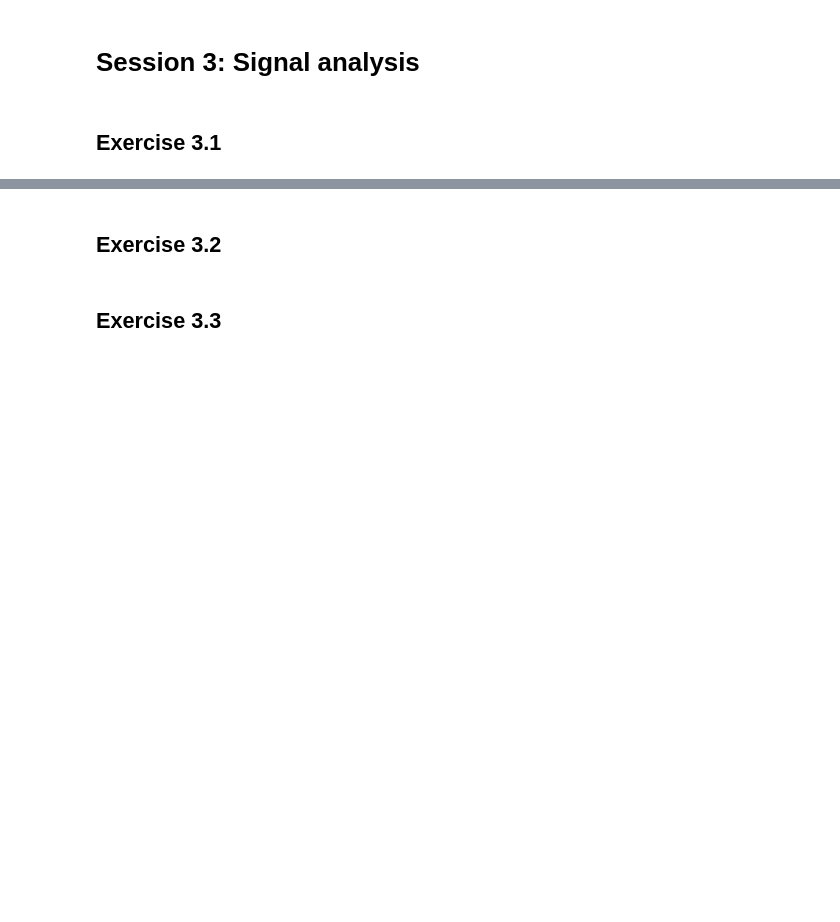
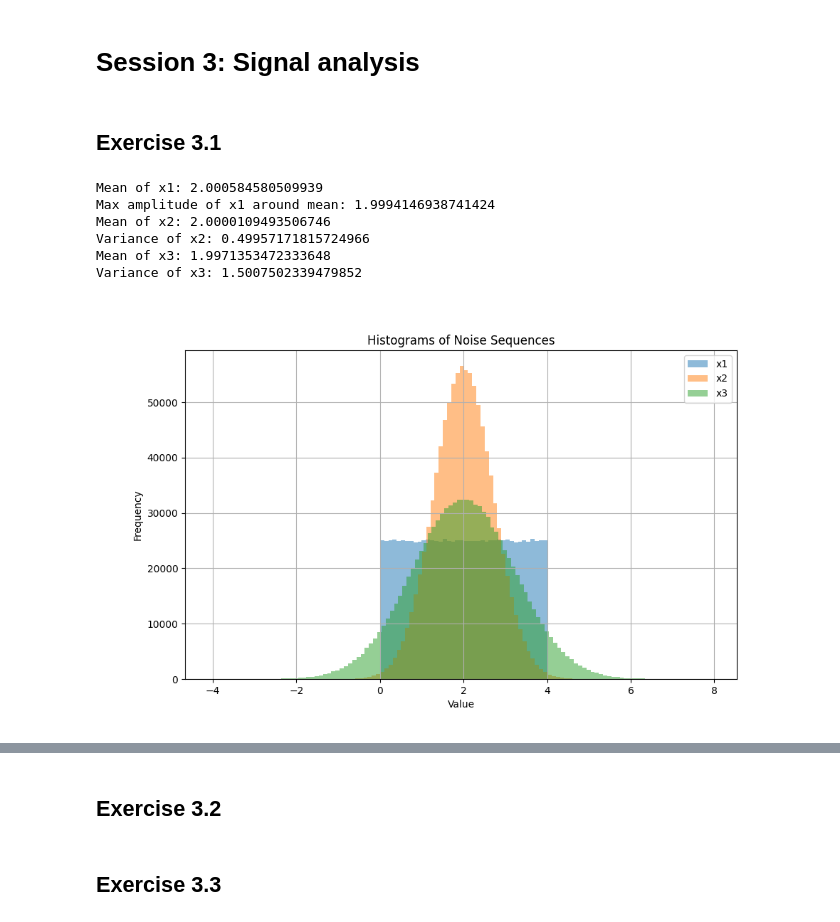
Before and after one commit to kasperikaivola/python-audio-processing, a Jupyter notebook: prerequisites/03_signalanalysis/3_exercise.ipynb, the cells around one changed output, grey strips where cells are left out. Drawn from its saved outputs; the diff is of its cells as text; code cells hidden in the pictures; blank space fills up the shorter version.

```diff
--- a/prerequisites/03_signalanalysis/3_exercise.ipynb
+++ b/prerequisites/03_signalanalysis/3_exercise.ipynb
@@ -15,0 +13,38 @@ import matplotlib.pyplot as plt
+# %%
+# todo: your code here
+# insert as many cells as you like
+
+#noise sequences
+x1 = np.random.rand(10**6) * 4  # Scale to have max amplitude of 2 around mean 2
+x2 = np.random.randn(10**6) * np.sqrt(0.5) + 2  # Gaussian noise with variance 0.5 and mean 2
+x3 = np.random.randn(10**6) * np.sqrt(1.5) + 2  # Gaussian noise with variance 1.5 and mean 2
+
+#confirm mean and variance properties
+print("Mean of x1:", np.mean(x1))
+print("Max amplitude of x1 around mean:", np.max(x1)-np.mean(x1))
+print("Mean of x2:", np.mean(x2))
+print("Variance of x2:", np.var(x2))
+print("Mean of x3:", np.mean(x3))
+print("Variance of x3:", np.var(x3))
+# %% [output]
+Mean of x1: 2.000584580509939
+Max amplitude of x1 around mean: 1.9994146938741424
+Mean of x2: 2.0000109493506746
+Variance of x2: 0.49957171815724966
+Mean of x3: 1.9971353472333648
+Variance of x3: 1.5007502339479852
+# %%
+#histograms
+plt.figure(figsize=(10, 6))
+w = 0.1
+plt.hist(x1, bins=np.arange(min(x1), max(x1) + w, w), alpha=0.5, label='x1')
+plt.hist(x2, bins=np.arange(min(x2), max(x2) + w, w), alpha=0.5, label='x2')
+plt.hist(x3, bins=np.arange(min(x3), max(x3) + w, w), alpha=0.5, label='x3')
+plt.xlabel('Value')
+plt.ylabel('Frequency')
+plt.title('Histograms of Noise Sequences')
+plt.legend()
+plt.grid(True)
+plt.show()
+# %% [output]
+[figure, added]
```
Also changed, not shown: parts of 3 cells of this notebook.
